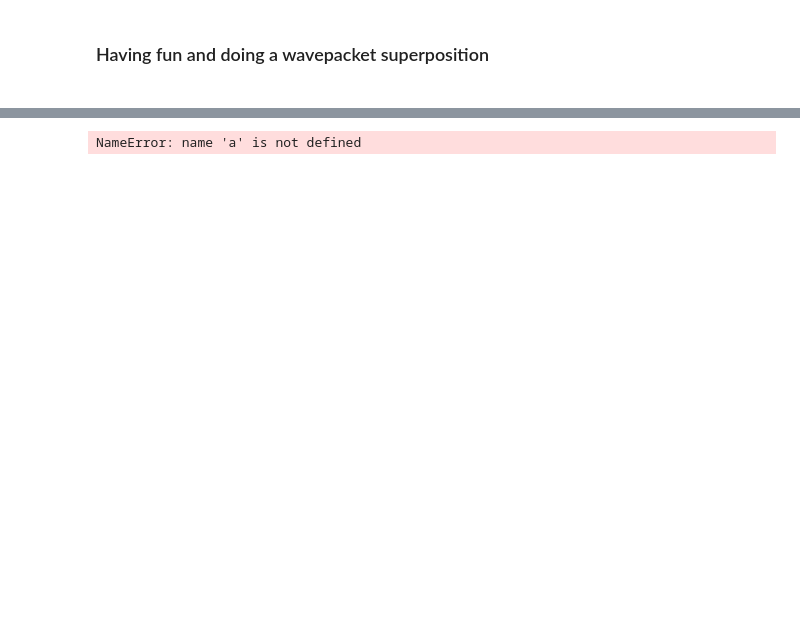
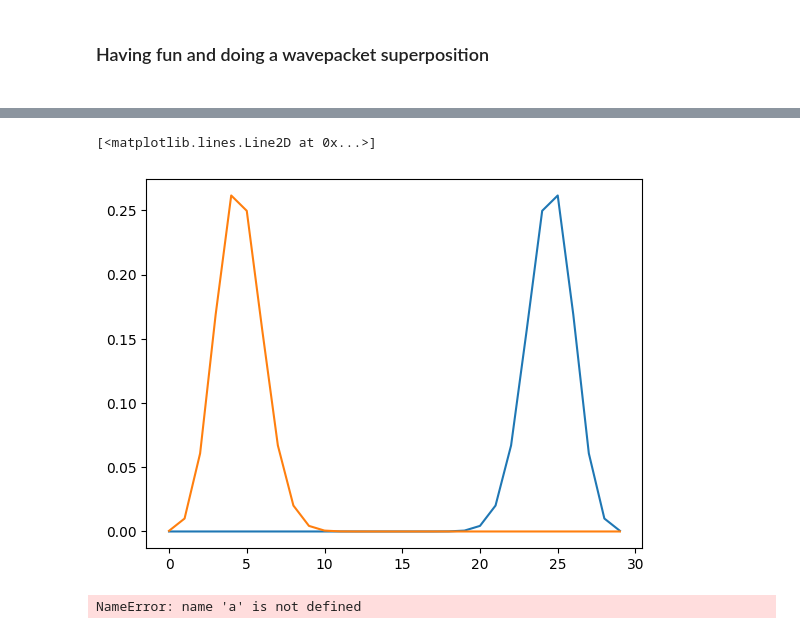
Before and after one commit to MarinAndreGirard/ACL, a Jupyter notebook: Working/Coherent_state.ipynb, the cells around one changed output, grey strips where cells are left out. Saved outputs shown, nothing was run; the diff lists cells and outputs as text; code cells hidden in the pictures; blank space fills up the shorter version.

Commit message:
More ACL notebook work

```diff
--- a/Working/Coherent_state.ipynb
+++ b/Working/Coherent_state.ipynb
@@ -214,6 +215,28 @@ path=gif_distrib_H_s_int(d1,H_list,result,ind_nb,file_name)
 display_gif(path)
 # %% [output]
 [interactive output not drawn]
+# %%
+d1=30;d2=300;E_s=1; E_s2=0; E_int_s=0.05; E_int_e=0.7;E_int_s2=0;E_int_e2=0; E_e=3; E_e2=0;envi=[0]; tmax= 22; ind_nb = 100;log=1
+file_name = "coherent_state_notebook"
+
+d1, d2, E_s, E_s2, E_int_s, E_int_e, E_int_s2, E_int_e2, E_e, E_e2, envi, tmax, ind_nb, log = load_param(file_name)
+info = load_param(file_name)
+H_list=load_H_list(file_name)
+result=load_result(file_name)
+tlist=load_tlist(file_name)
+# %%
+coherent_state1=create_coherent_state(d1,-3)
+#make the state into an operator.
+coherent_state1_density=coherent_state1*coherent_state1.dag()
+x1=position(d1,H_list,coherent_state1_density)
+plt.plot(x1)
+coherent_state2=create_coherent_state(d1,3)
+coherent_state2_density=coherent_state2*coherent_state2.dag()
+x2=position(d1,H_list,coherent_state2_density)
+plt.plot(x2)
+# %% [output]
+[<matplotlib.lines.Line2D at 0x...>]
+[figure, added]
 # %%
 d1=30;d2=300;E_s=1; E_s2=0; E_int_s=0.5; E_int_e=0.7;E_int_s2=0;E_int_e2=0; E_e=1; E_e2=0;w=[0,0,0,0,0,0,0,0,0,0,0,0,0,1,0,0,0,0,0,0,0,0,0,0,0,0,0,0,0,0];envi=[0]; tmax= 100; ind_nb = 200;log=1
 file_name = "coherent_state"
```
Also changed, not shown: parts of 5 cells of this notebook, 4 other files.
